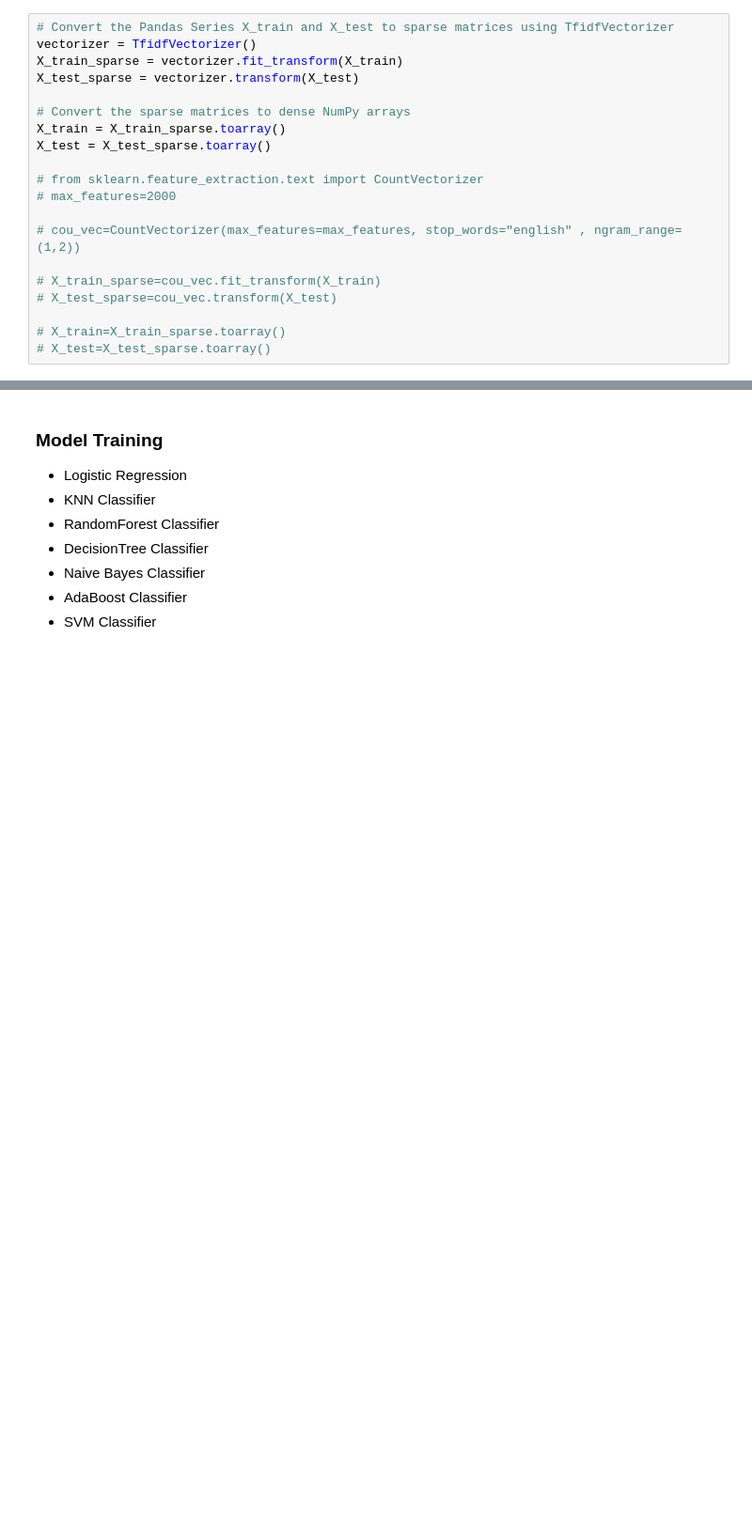
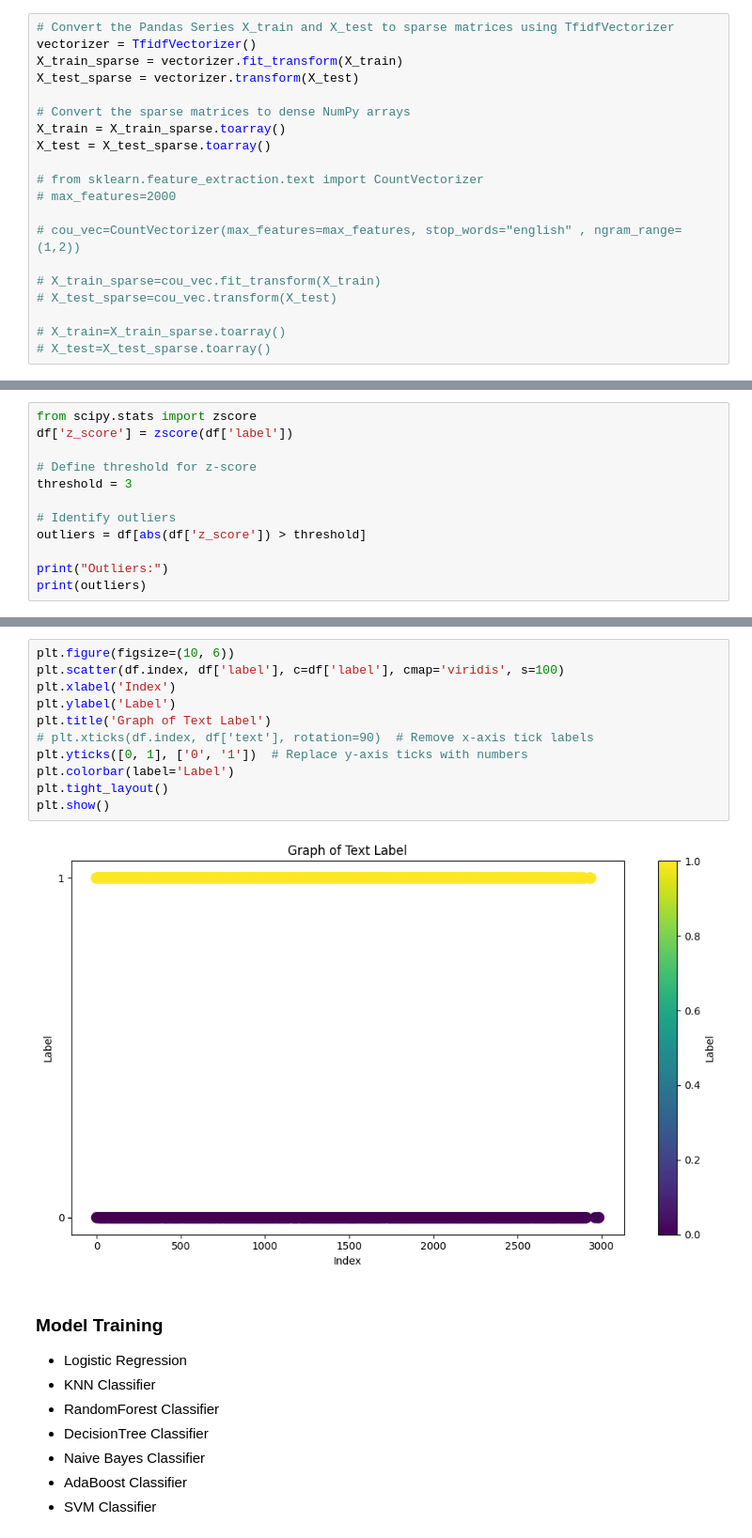
Before and after one commit to Upendra2003/Moodify, a Jupyter notebook: preprocessing.ipynb, the cells around one changed output, grey strips where cells are left out. Shown at 94% size. Saved outputs shown, nothing was run; the diff lists cells and outputs as text; blank space fills up the shorter version.

```diff
--- a/preprocessing.ipynb
+++ b/preprocessing.ipynb
@@ -165,0 +180,12 @@ X_test = X_test_sparse.toarray()
+# %%
+from scipy.stats import zscore
+df['z_score'] = zscore(df['label'])
+
+# Define threshold for z-score
+threshold = 3
+
+# Identify outliers
+outliers = df[abs(df['z_score']) > threshold]
+
+print("Outliers:")
+print(outliers)
@@ -166,3 +202,16 @@ X_test = X_test_sparse.toarray()
+# %%
+plt.figure(figsize=(10, 6))
+plt.scatter(df.index, df['label'], c=df['label'], cmap='viridis', s=100)
+plt.xlabel('Index')
+plt.ylabel('Label')
+plt.title('Graph of Text Label')
+# plt.xticks(df.index, df['text'], rotation=90)  # Remove x-axis tick labels
+plt.yticks([0, 1], ['0', '1'])  # Replace y-axis ticks with numbers
+plt.colorbar(label='Label')
+plt.tight_layout()
+plt.show()
+# %% [output]
+[figure, added]
 # %% [markdown]
 ### Model Training
 - Logistic Regression
```
Also changed, not shown: parts of 3 cells of this notebook, 3 other files.
